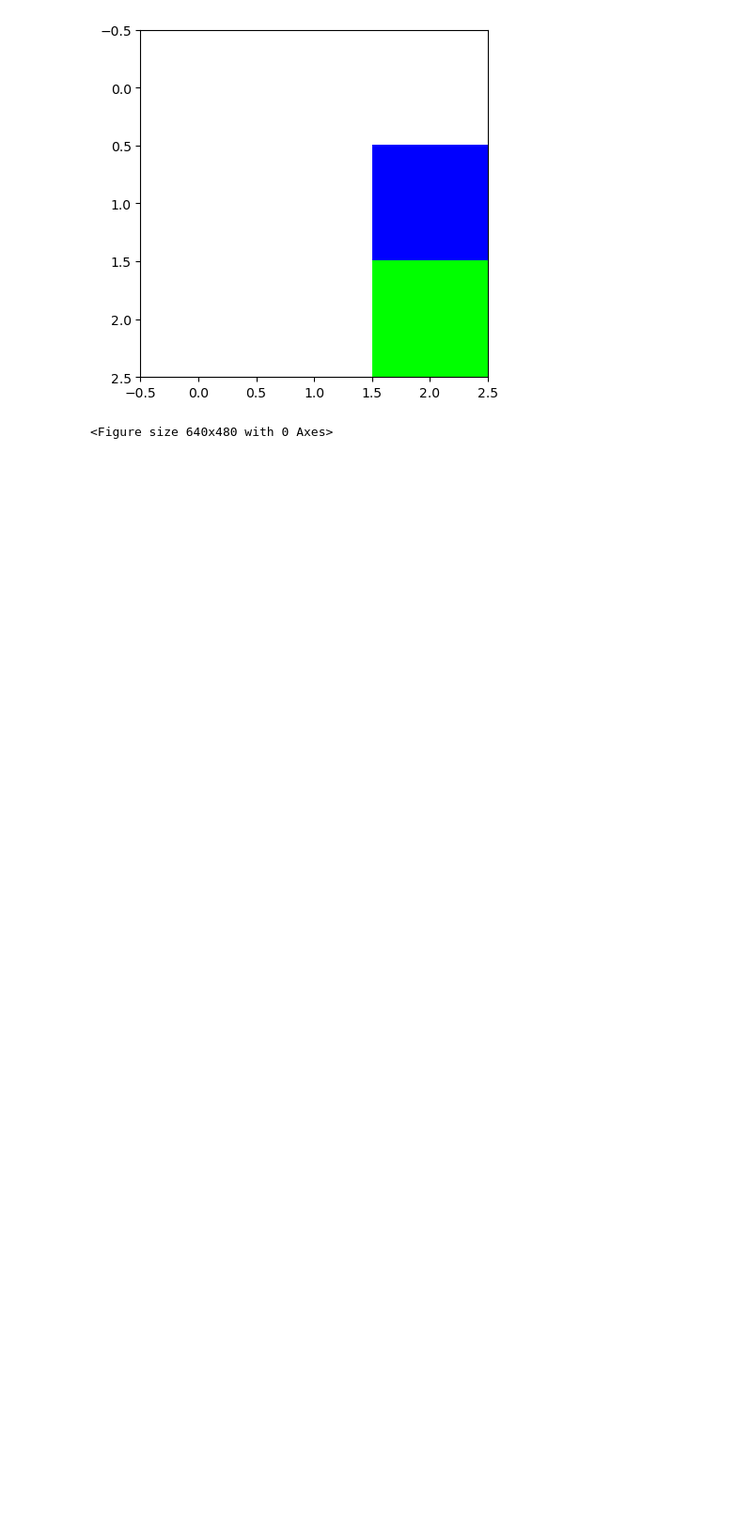
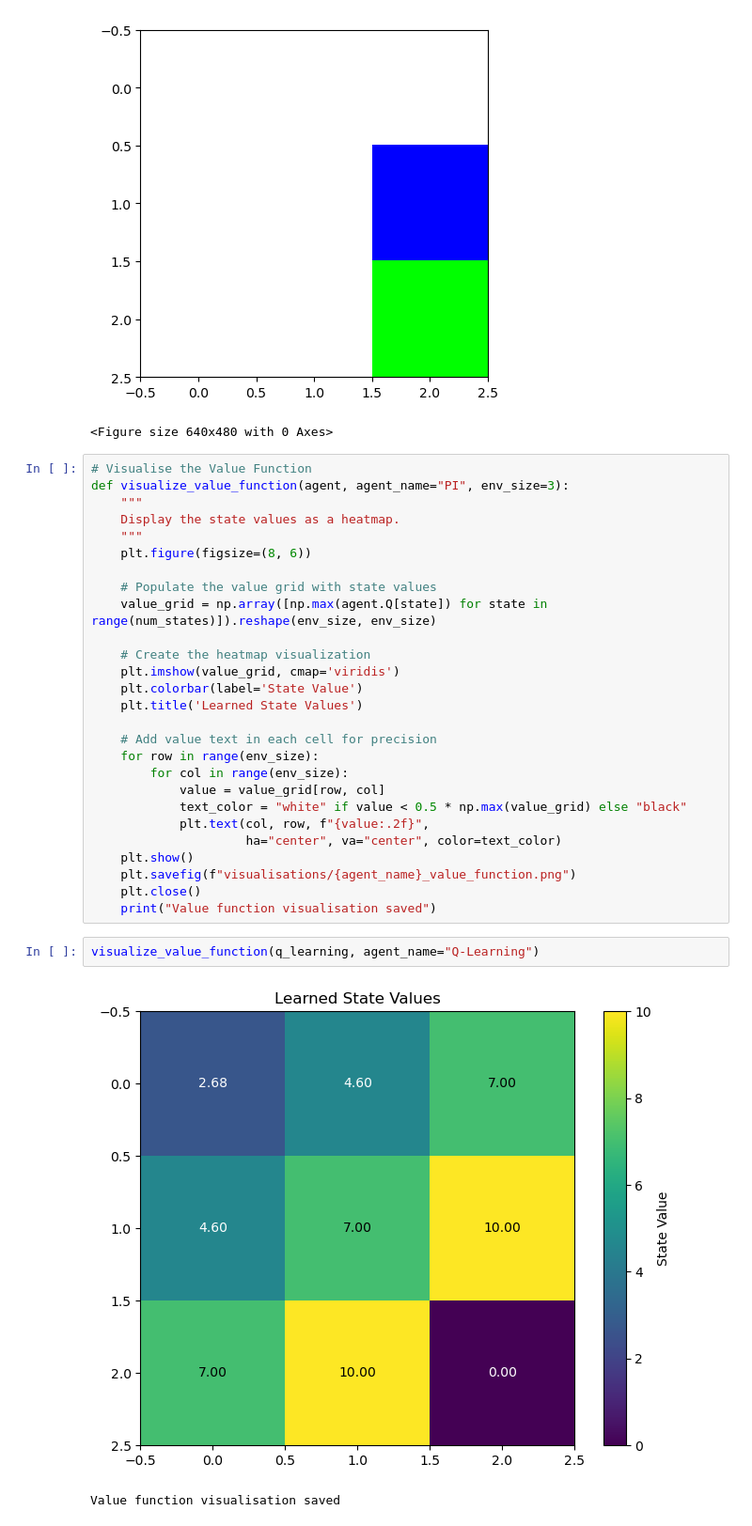
Before and after one commit to martinoywa/reinforcement-learning-notes, a Jupyter notebook: tabular-rl-from-scratch/Q-LearningNotebook.ipynb, the cells around one changed output. Shown at 94% size. Saved outputs shown, nothing was run; the diff lists cells and outputs as text; blank space fills up the shorter version.

Commit message:
Add value function visualisations

```diff
--- a/tabular-rl-from-scratch/Q-LearningNotebook.ipynb
+++ b/tabular-rl-from-scratch/Q-LearningNotebook.ipynb
@@ -121,3 +121,35 @@ simulate_policy(env, q_learning.policy, pause=0.7)
 [figure]
 [figure]
 <Figure size 640x480 with 0 Axes>
+# %%
+# Visualise the Value Function
+def visualize_value_function(agent, agent_name="PI", env_size=3):
+    """
+    Display the state values as a heatmap.
+    """
+    plt.figure(figsize=(8, 6))
+
+    # Populate the value grid with state values
+    value_grid = np.array([np.max(agent.Q[state]) for state in range(num_states)]).reshape(env_size, env_size)
+
+    # Create the heatmap visualization
+    plt.imshow(value_grid, cmap='viridis')
+    plt.colorbar(label='State Value')
+    plt.title('Learned State Values')
+
+    # Add value text in each cell for precision
+    for row in range(env_size):
+        for col in range(env_size):
+            value = value_grid[row, col]
+            text_color = "white" if value < 0.5 * np.max(value_grid) else "black"
+            plt.text(col, row, f"{value:.2f}",
+                     ha="center", va="center", color=text_color)
+    plt.show()
+    plt.savefig(f"visualisations/{agent_name}_value_function.png")
+    plt.close()
+    print("Value function visualisation saved")
+# %%
+visualize_value_function(q_learning, agent_name="Q-Learning")
+# %% [output]
+[figure, added]
+Value function visualisation saved
```
Also changed, not shown: 8 other files.
